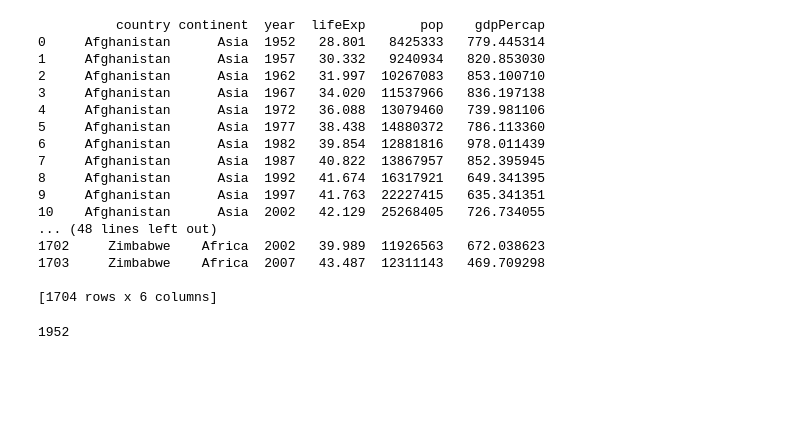
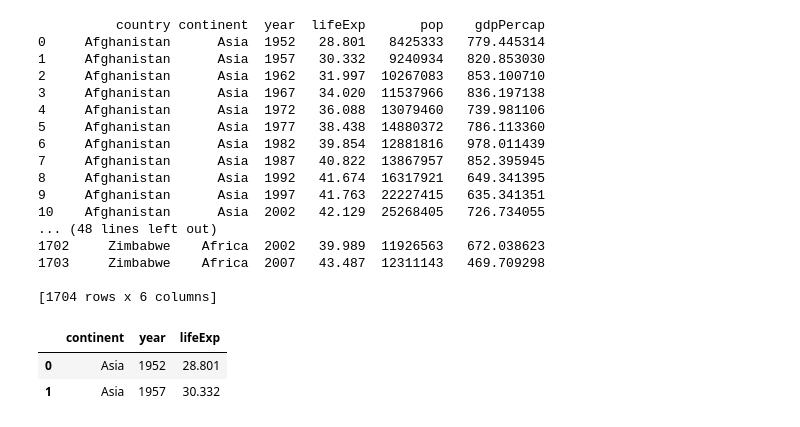
Before and after one commit to rameshbalan/SWC_spring2018, a Jupyter notebook: Python_Basics.ipynb, the cells around one changed output. Cells and saved outputs as stored; diff of their text form; code cells hidden in the pictures; blank space fills up the shorter version.

```diff
--- a/Python_Basics.ipynb
+++ b/Python_Basics.ipynb
@@ -193,6 +193,8 @@ print(my_file)
 # %%
 # .iloc() - integer based position indexing
 #dataframe.iloc[row selection,column selection]
-my_file.iloc[0,2]
+my_file.iloc[0:2,1:4]
 # %% [output]
-1952
+|  | continent | year | lifeExp |
+| 0 | Asia | 1952 | 28.801 |
+| 1 | Asia | 1957 | 30.332 |
```
